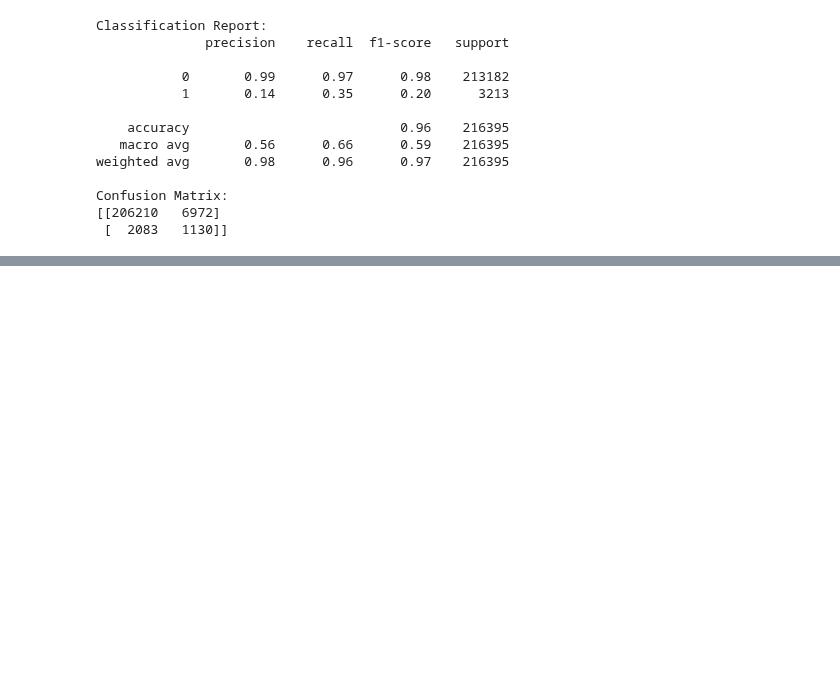
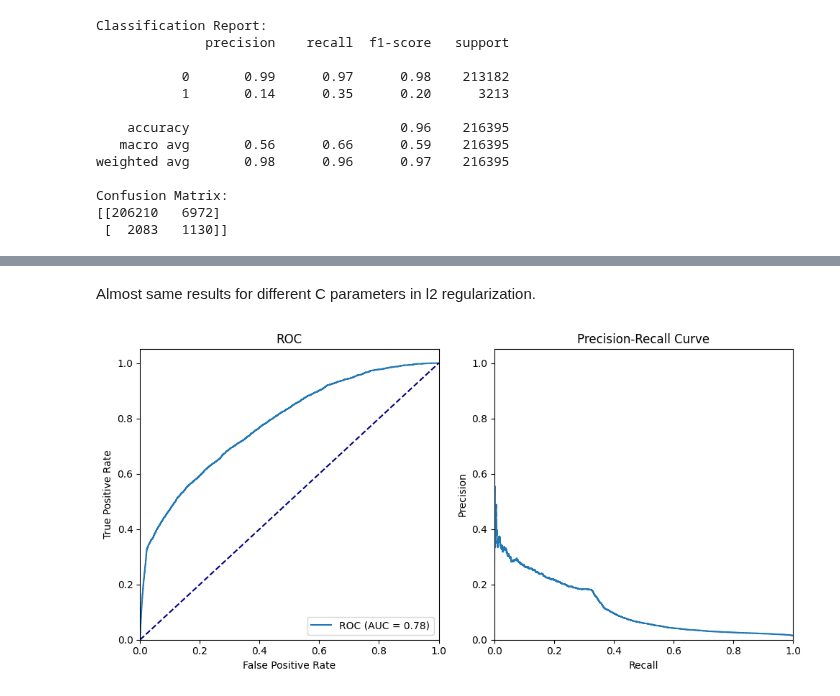
Before and after one commit to dan1dr/zrive-ds, a Jupyter notebook: src/module_3/push_exploration.ipynb, the cells around one changed output, grey strips where cells are left out. Saved outputs shown, nothing was run; the diff lists cells and outputs as text; code cells hidden in the pictures; blank space fills up the shorter version.

```diff
--- a/src/module_3/push_exploration.ipynb
+++ b/src/module_3/push_exploration.ipynb
@@ -842,0 +997,52 @@ Pretty much same results as before. Lasso didn't reduced any additonal coeff to
+# %% [markdown]
+Almost same results for different C parameters in l2 regularization.
+# %%
+X = final_data.drop(columns='outcome')
+y = final_data['outcome']
+
+scaler = StandardScaler()
+X = scaler.fit_transform(X)
+
+# Split again
+X_train, X_temp, y_train, y_temp = train_test_split(X, y, test_size=0.2, random_state=33)
+X_val, X_test, y_val, y_test = train_test_split(X_temp, y_temp, test_size=0.5, random_state=33)
+
+model = LogisticRegression(C=0.001, class_weight='balanced')
+
+model.fit(X_train, y_train)
+# %%
+# Calculate probabilities for the positive class
+y_val_probs = model.predict_proba(X_val)[:, 1]
+
+# ROC Curve
+fpr_val, tpr_val, _ = roc_curve(y_val, y_val_probs)
+roc_auc_val = auc(fpr_val, tpr_val)  # Calculate AUC
+
+plt.figure(figsize=(10,5))
+
+plt.subplot(1, 2, 1)
+plt.plot(fpr_val, tpr_val, label=f'ROC (AUC = {roc_auc_val:.2f})')
+plt.plot([0, 1], [0, 1], color='navy', linestyle='--')
+plt.xlim([0.0, 1.0])
+plt.ylim([0.0, 1.05])
+plt.xlabel('False Positive Rate')
+plt.ylabel('True Positive Rate')
+plt.title('ROC')
+plt.legend(loc="lower right")
+
+
+# Precision-Recall Curve
+precision_val, recall_val, _ = precision_recall_curve(y_val, y_val_probs)
+
+plt.subplot(1, 2, 2)
+plt.plot(recall_val, precision_val)
+plt.xlim([0.0, 1.0])
+plt.ylim([0.0, 1.05])
+plt.xlabel('Recall')
+plt.ylabel('Precision')
+plt.title('Precision-Recall Curve')
+
+plt.tight_layout()
+plt.show()
+# %% [output]
+[figure, added]
```
Also changed, not shown: parts of 44 cells of this notebook.
